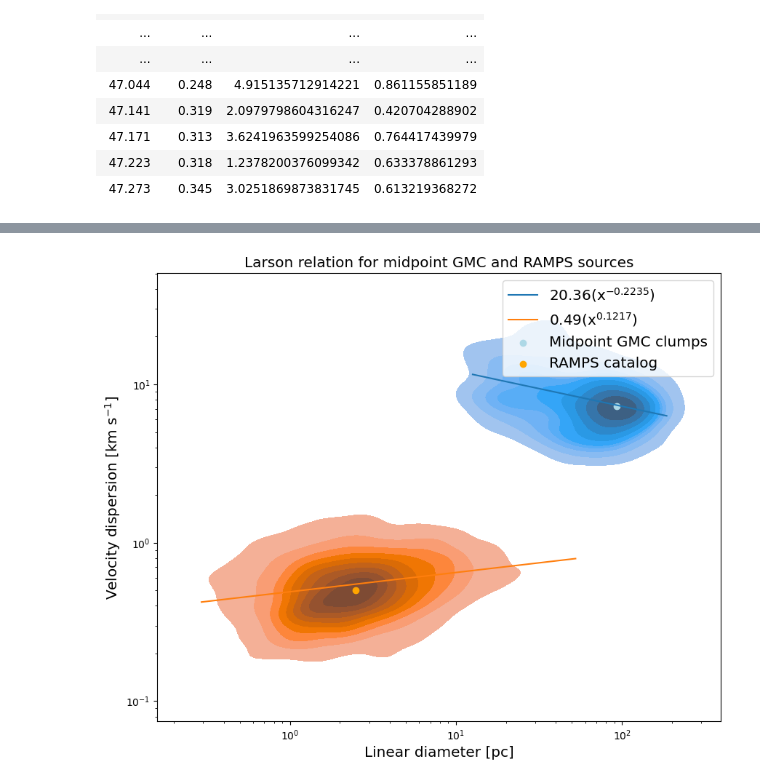
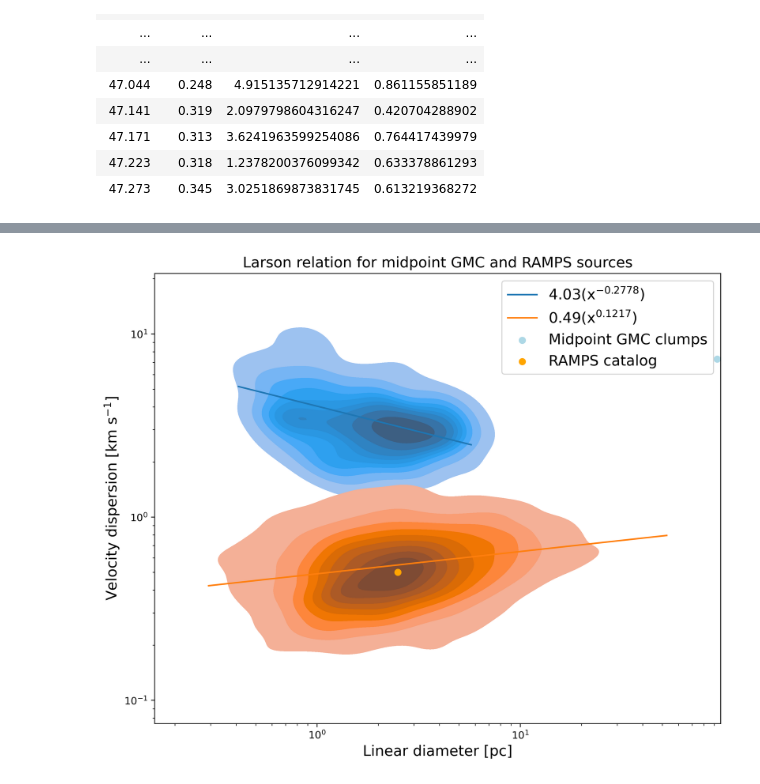
Before and after one commit to harrisonfwest/GBO-REU, a Jupyter notebook: Scripts/size_linewidth.ipynb, the cells around one changed output, grey strips where cells are left out. Drawn from its saved outputs; the diff is of its cells as text; code cells hidden in the pictures.

Commit message:
pixel not channel

```diff
--- a/Scripts/size_linewidth.ipynb
+++ b/Scripts/size_linewidth.ipynb
@@ -30,11 +35,9 @@ hdul = fits.open("/home/scratch/hfwest/Pilot/Results_ClumpFind/Pilot_07_cat.FIT"
 pilot_table = Table(hdul[1].data)
 pilot_table['Linear Size (pc)'] = np.zeros(len(pilot_table))
 pilot_table['sigma (km/s)'] = np.zeros(len(pilot_table))
-pilot_table['Size1'] *= size_convert
-pilot_table['Size2'] *= size_convert
 for row in pilot_table:
-    row['Linear Size (pc)'] = max(row['Size1'], row['Size2']) * x_channel_width * 7000 # Assumed distance to midpoint cloud: 7 kpc --> now in pc
-    row['sigma (km/s)'] = row['Size3'] * v_channel_width * linewidth_convert * (3e8 / nu11) / 1000
+    row['Linear Size (pc)'] = ratios_to_radius(row['Volume'], max(row['Size1'], row['Size2']), min(row['Size1'], row['Size2']), row['Size3']) * x_pixel_width * (np.pi/180) * 7000 * size_scale_factor # Assumed distance to midpoint cloud: 7 kpc --> now in pc
+    row['sigma (km/s)'] = row['Size3'] * v_channel_width * (3e8 / nu11) * linewidth_scale_factor / (2 * np.sqrt(2 * np.log(2)) * 1000)
 pilot_table
 # %% [output]
 Table length=289
@@ -59,3 +61,0 @@ Table length=289
-# %%
-pilot_table.sort('Linear Size (pc)')
-pilot_table
@@ -102,6 +82,3 @@ Table length=2680
 | 47.171 | 0.313 | 3.6241963599254086 | 0.764417439979 |
 | 47.223 | 0.318 | 1.2378200376099342 | 0.633378861293 |
 | 47.273 | 0.345 | 3.0251869873831745 | 0.613219368272 |
-# %%
-ramps_table.sort('Linear Size (pc)')
-ramps_table
@@ -128,28 +85,28 @@ Table length=2680
 # %%
-plt.figure(figsize= (10, 8))
+plt.figure(figsize= (10, 8), dpi= 350)
 
 plt.loglog()
 
 # plt.scatter(pilot_table['Linear Size (pc)'], pilot_table['sigma (km/s)'], label = 'Midpoint GMC clumps')
 # plt.scatter(ramps_table['Linear Size (pc)'], ramps_table['sigma (km/s)'], label = 'RAMPS catalog')
 
 sns.kdeplot(x = pilot_table['Linear Size (pc)'], y = pilot_table['sigma (km/s)'], fill= True)
 sns.kdeplot(x = ramps_table['Linear Size (pc)'], y = ramps_table['sigma (km/s)'], fill= True)
 
 pilotopt, pilotcov = curve_fit(expFunc, pilot_table['Linear Size (pc)'], pilot_table['sigma (km/s)'])
 rampsopt, rampscov = curve_fit(expFunc, ramps_table['Linear Size (pc)'], ramps_table['sigma (km/s)'])
 
 plt.plot([min(pilot_table['Linear Size (pc)']), max(pilot_table['Linear Size (pc)'])], [expFunc(min(pilot_table['Linear Size (pc)']), *pilotopt), expFunc(max(pilot_table['Linear Size (pc)']), *pilotopt)], label= '%.2f(x$^{%.4f}$)' % tuple(pilotopt))
 plt.plot([min(ramps_table['Linear Size (pc)']), max(ramps_table['Linear Size (pc)'])], [expFunc(min(ramps_table['Linear Size (pc)']), *rampsopt), expFunc(max(ramps_table['Linear Size (pc)']), *rampsopt)], label= '%.2f(x$^{%.4f}$)' % tuple(rampsopt))
 
 plt.scatter(93, 7.3, color = 'lightblue', label = 'Midpoint GMC clumps')
 plt.scatter(2.5, .5, color = 'orange', label = 'RAMPS catalog')
 
 plt.title('Larson relation for midpoint GMC and RAMPS sources', fontsize= 'x-large')
 plt.legend(fontsize = 'x-large')
 plt.xlabel('Linear diameter [pc]', fontsize = 'x-large')
 plt.ylabel('Velocity dispersion [km s$^{-1}$]', fontsize = 'x-large')
 
 plt.show()
 # %% [output]
-[figure, old version]
+[figure, new version]
```
Also changed, not shown: parts of 5 cells of this notebook, 1 other file.
